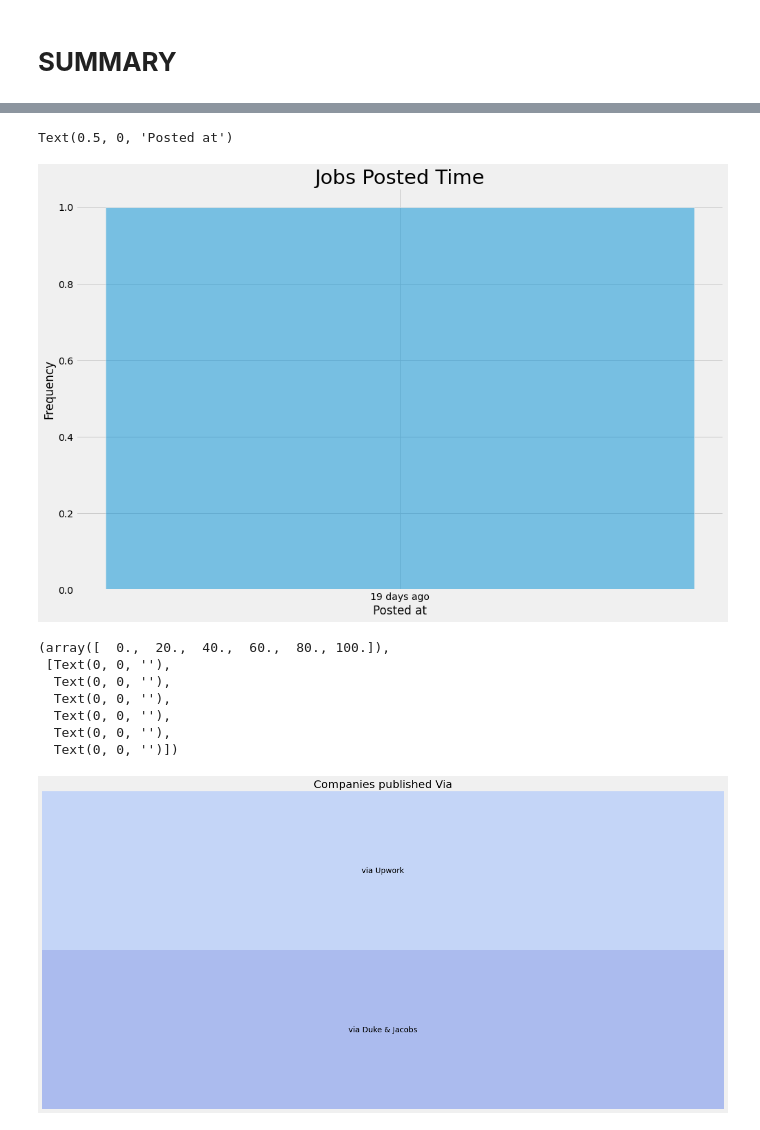
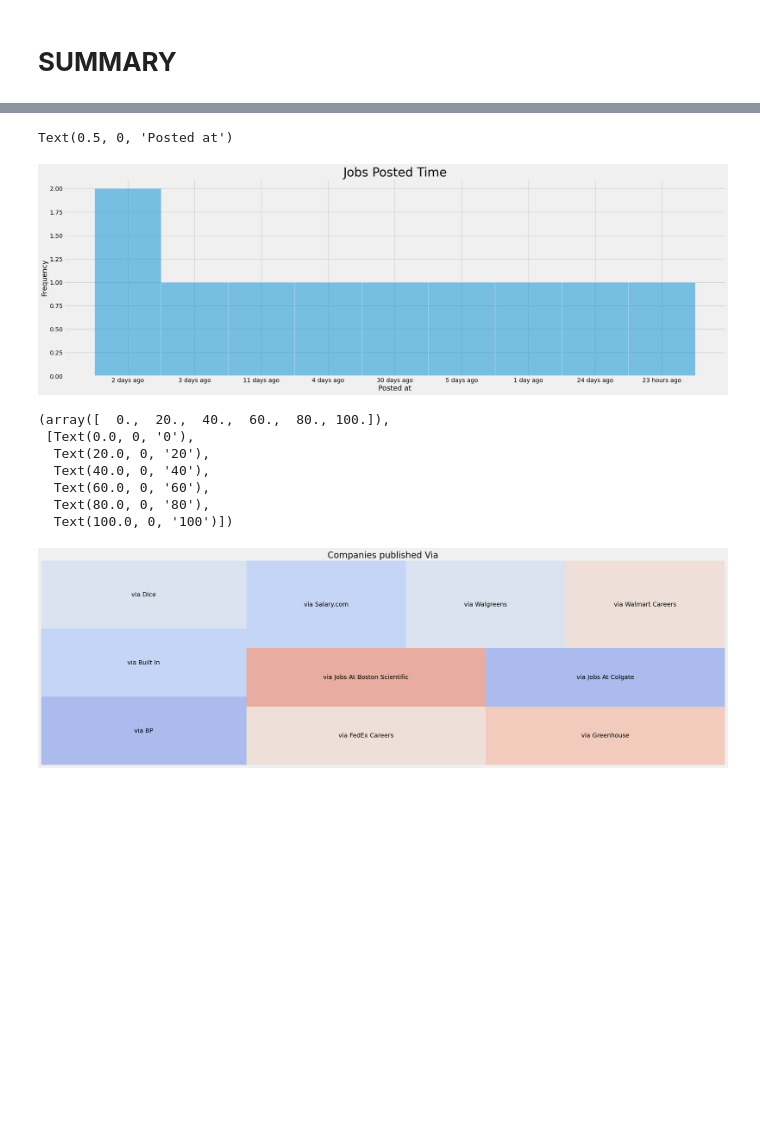
Before and after one commit to danielrodriguez007/Data_Analysis, a Jupyter notebook: Project_Search.ipynb, the cells around one changed output, grey strips where cells are left out. Saved outputs shown, nothing was run; the diff lists cells and outputs as text; code cells hidden in the pictures; blank space fills up the shorter version.

```diff
--- a/Project_Search.ipynb
+++ b/Project_Search.ipynb
@@ -46,6 +46,6 @@ Mounted at /content/drive
 # %%
 #SerpApi google search
-search_term="Data Analyst" #Job to be searching
+search_term="Data Scientist" #Job to be searching Analyst Scientist
 search_location="United States" #Places where you search https://serpapi.com/google-countries
 
 
@@ -252,19 +321,19 @@ plt.ylim(0,11)
 # %%
-plt.figure(figsize=(15,10))
+plt.figure(figsize=(25,8))
 sns.histplot(jobs_df['posted_at'], bins=15, alpha=0.5)
 plt.title("Jobs Posted Time", fontsize=29)
 plt.ylabel("Frequency")
 plt.xlabel("Posted at")
 # %% [output]
 Text(0.5, 0, 'Posted at')
-[figure, old version]
+[figure, new version]
 # %%
 #Tree-map chart than where the companies published the vacancies
 
 via = jobs_df.groupby(['via'])['via'].count().sort_values(ascending=False)
 name
 
-plt.figure(figsize=(20,10))
+plt.figure(figsize=(25,8))
 sizes=via.values
 label=via.index
 squarify.plot(sizes=sizes,label=label,color = sns.color_palette("coolwarm"), alpha=0.5)
@@ -273,10 +342,10 @@ plt.title("Companies published Via")
 plt.xticks(rotation=45, fontsize=20)
 # %% [output]
 (array([  0.,  20.,  40.,  60.,  80., 100.]),
- [Text(0, 0, ''),
-  Text(0, 0, ''),
-  Text(0, 0, ''),
-  Text(0, 0, ''),
-  Text(0, 0, ''),
-  Text(0, 0, '')])
+ [Text(0.0, 0, '0'),
+  Text(20.0, 0, '20'),
+  Text(40.0, 0, '40'),
+  Text(60.0, 0, '60'),
+  Text(80.0, 0, '80'),
+  Text(100.0, 0, '100')])
-[figure, old version]
+[figure, new version]
```
Also changed, not shown: parts of 15 cells of this notebook.
